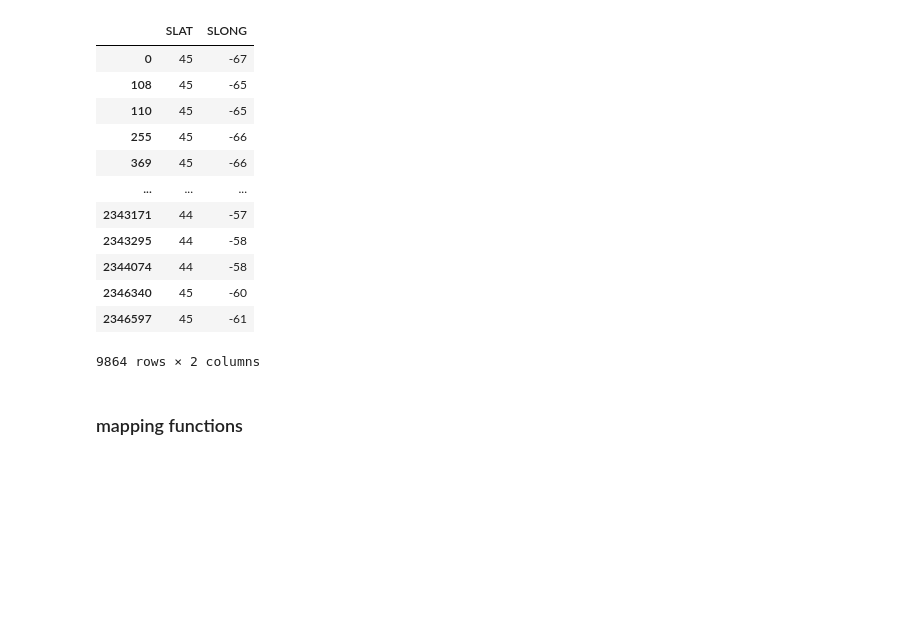
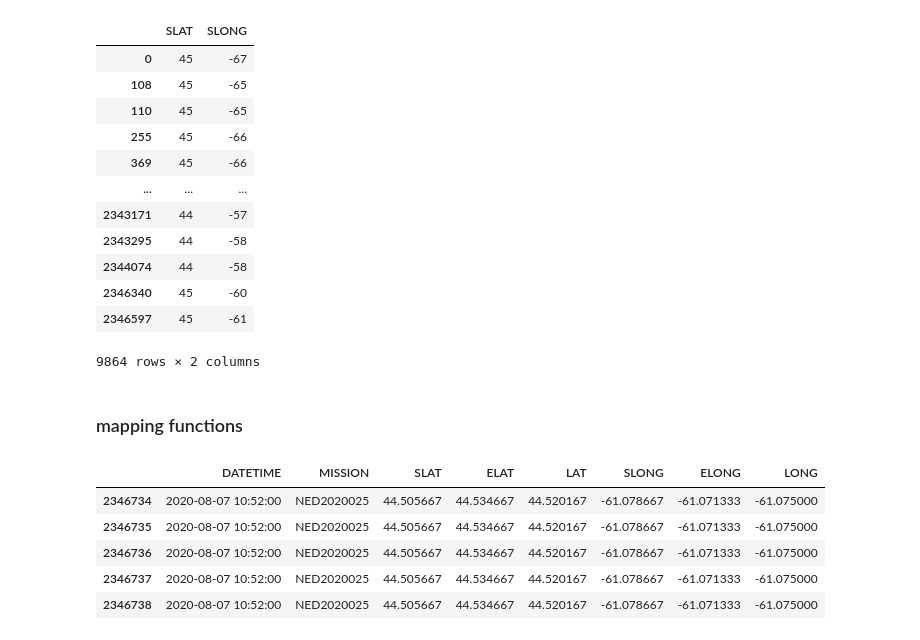
Before and after one commit to KevinCarr42/Maritimes-Research-Vessel-Surveys, a Jupyter notebook: Notebook3_Functions.ipynb, the cells around one changed output. Cells and saved outputs as stored; diff of their text form; code cells hidden in the pictures; blank space fills up the shorter version.

```diff
--- a/Notebook3_Functions.ipynb
+++ b/Notebook3_Functions.ipynb
@@ -649,0 +656,21 @@ df[(df.SPEC == 10)][['SLAT', 'SLONG']].drop_duplicates()
+# %%
+# helper functions
+
+def average_geo(dataframe):
+    """averages SLAT and ELAT & SLONG and ELONG"""
+    geo_df = dataframe
+    geo_df['LAT'] = geo_df[['SLAT', 'ELAT']].mean(axis=1)
+    geo_df['LONG'] = geo_df[['SLONG', 'ELONG']].mean(axis=1)
+    return geo_df
+
+test_columns = ['DATETIME', 'MISSION', 'SLAT', 'ELAT', 'LAT', 'SLONG', 'ELONG', 'LONG']
+
+temp = average_geo(df)
+temp[test_columns].tail().style.format({})
+# %% [output]
+|  | DATETIME | MISSION | SLAT | ELAT | LAT | SLONG | ELONG | LONG |
+| 2346734 | 2020-08-07 10:52:00 | NED2020025 | 44.505667 | 44.534667 | 44.520167 | -61.078667 | -61.071333 | -61.075000 |
+| 2346735 | 2020-08-07 10:52:00 | NED2020025 | 44.505667 | 44.534667 | 44.520167 | -61.078667 | -61.071333 | -61.075000 |
+| 2346736 | 2020-08-07 10:52:00 | NED2020025 | 44.505667 | 44.534667 | 44.520167 | -61.078667 | -61.071333 | -61.075000 |
+| 2346737 | 2020-08-07 10:52:00 | NED2020025 | 44.505667 | 44.534667 | 44.520167 | -61.078667 | -61.071333 | -61.075000 |
+| 2346738 | 2020-08-07 10:52:00 | NED2020025 | 44.505667 | 44.534667 | 44.520167 | -61.078667 | -61.071333 | -61.075000 |
```
Also changed, not shown: parts of 4 cells of this notebook.
